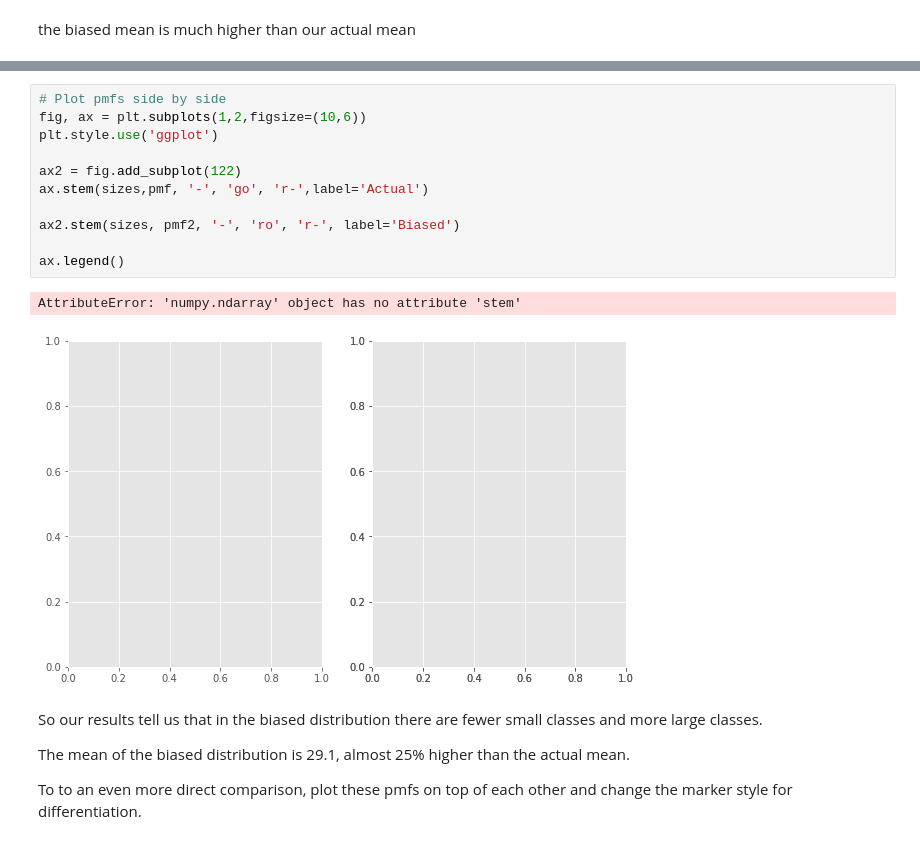
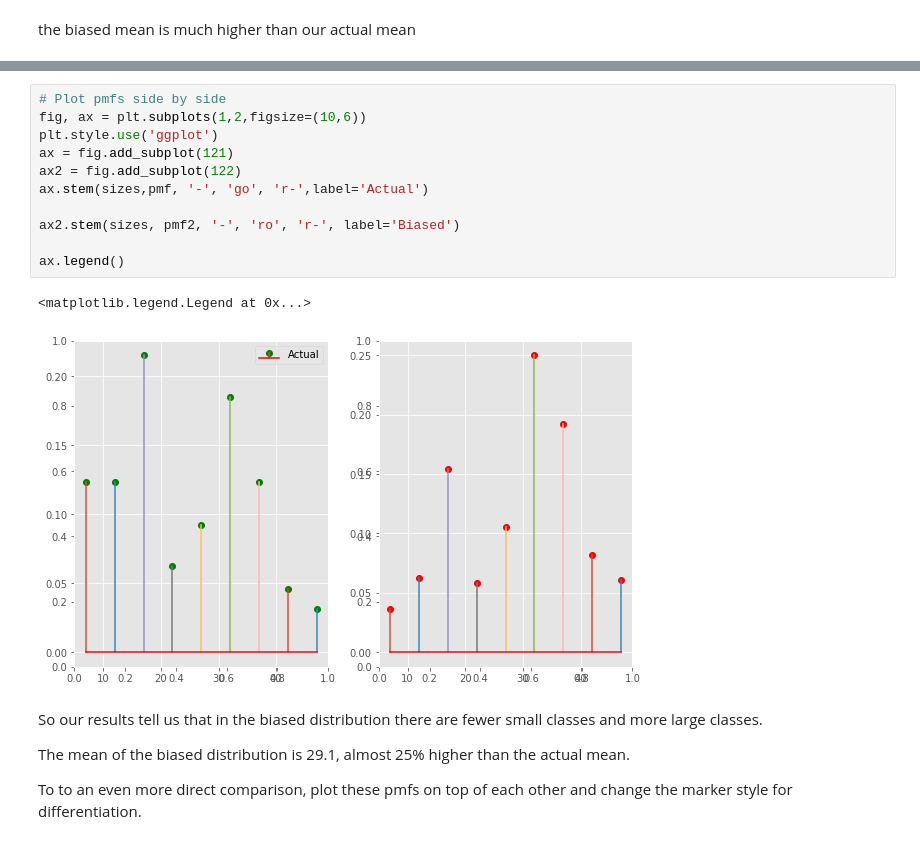
Before and after one commit to as6140/dsc-1-09-07-the-probability-mass-function-lab-seattle-ds-career-040119, a Jupyter notebook: index.ipynb, the cells around one changed output, grey strips where cells are left out. Drawn from its saved outputs; the diff is of its cells as text.

```diff
--- a/index.ipynb
+++ b/index.ipynb
@@ -168,17 +168,17 @@ Here we see it, the average or expected value of biased results become much high
 # %%
 # Plot pmfs side by side
 fig, ax = plt.subplots(1,2,figsize=(10,6))
 plt.style.use('ggplot')
-
+ax = fig.add_subplot(121)
 ax2 = fig.add_subplot(122)
 ax.stem(sizes,pmf, '-', 'go', 'r-',label='Actual')
 
 ax2.stem(sizes, pmf2, '-', 'ro', 'r-', label='Biased')
 
 ax.legend()
 # %% [output]
-AttributeError: 'numpy.ndarray' object has no attribute 'stem'
+<matplotlib.legend.Legend at 0x...>
-[figure, old version]
+[figure, new version]
 # %% [markdown]
 So our results tell us that in the biased distribution there are fewer small classes and more large classes.
 
```
